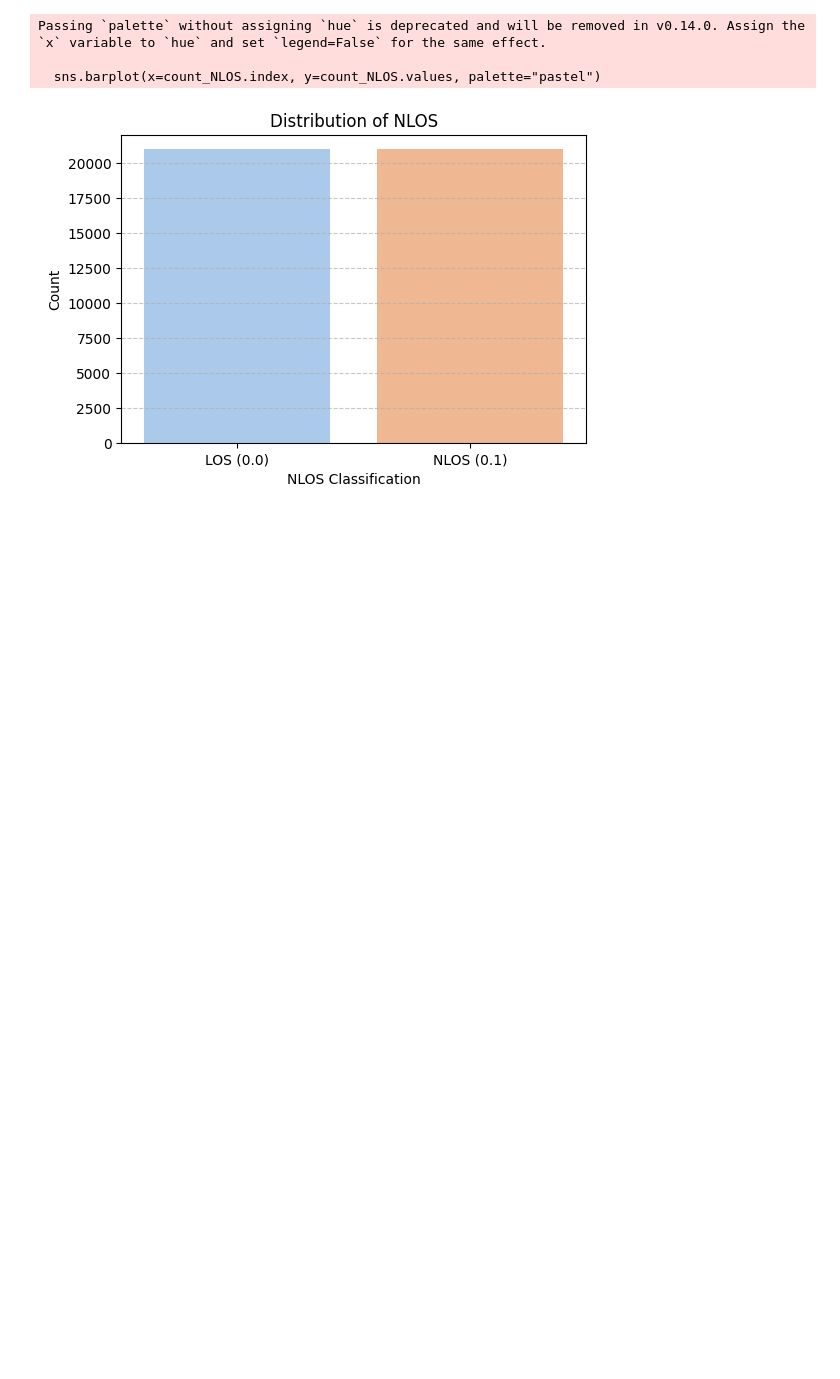
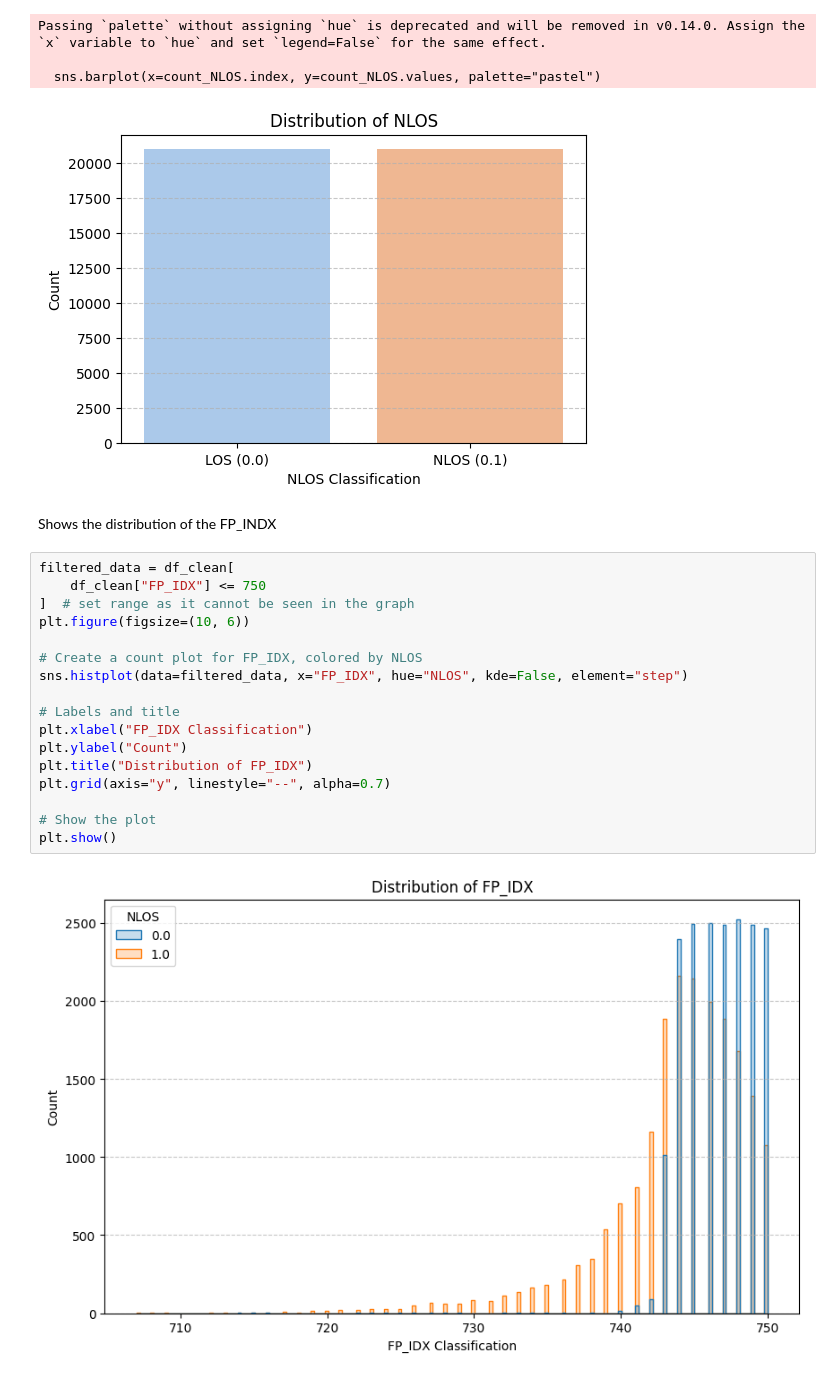
Before and after one commit to janaveniice/UoG-DA_Group17, a Jupyter notebook: los-nlos-model/model.ipynb, the cells around one changed output. Cells and saved outputs as stored; diff of their text form; blank space fills up the shorter version.

```diff
--- a/los-nlos-model/model.ipynb
+++ b/los-nlos-model/model.ipynb
@@ -147,3 +147,24 @@ Passing `palette` without assigning `hue` is deprecated and will be removed in v
 
   sns.barplot(x=count_NLOS.index, y=count_NLOS.values, palette="pastel")
 [figure]
+# %% [markdown]
+Shows the distribution of the FP_INDX
+# %%
+filtered_data = df_clean[
+    df_clean["FP_IDX"] <= 750
+]  # set range as it cannot be seen in the graph
+plt.figure(figsize=(10, 6))
+
+# Create a count plot for FP_IDX, colored by NLOS
+sns.histplot(data=filtered_data, x="FP_IDX", hue="NLOS", kde=False, element="step")
+
+# Labels and title
+plt.xlabel("FP_IDX Classification")
+plt.ylabel("Count")
+plt.title("Distribution of FP_IDX")
+plt.grid(axis="y", linestyle="--", alpha=0.7)
+
+# Show the plot
+plt.show()
+# %% [output]
+[figure, added]
```
Also changed, not shown: parts of 14 cells of this notebook.
